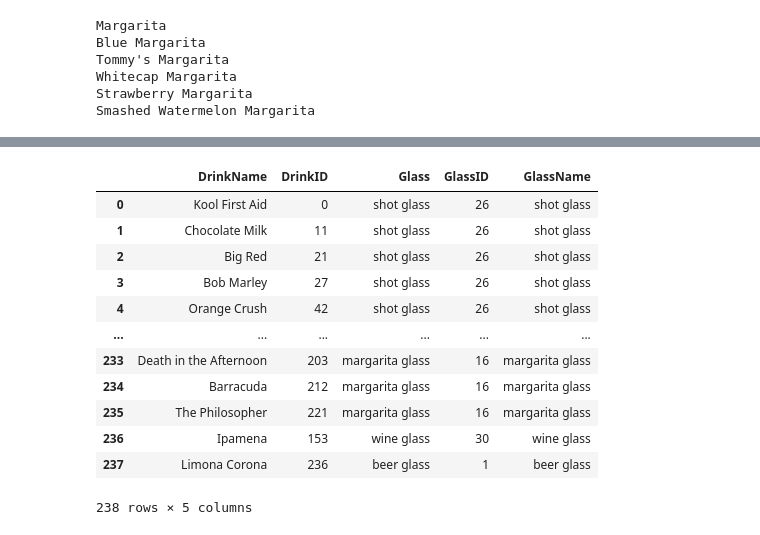
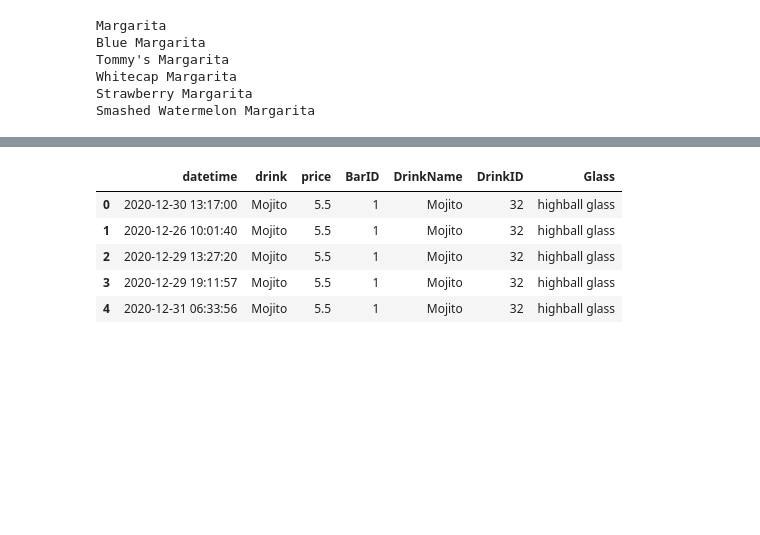
Before and after one commit to alihughf/job-hunt, a Jupyter notebook: Quantspark/explore.ipynb, the cells around one changed output, grey strips where cells are left out. Cells and saved outputs as stored; diff of their text form; code cells hidden in the pictures; blank space fills up the shorter version.

```diff
--- a/Quantspark/explore.ipynb
+++ b/Quantspark/explore.ipynb
@@ -349,0 +251,4 @@ all_drinks
+# %%
+sales_frames = [london, budapest, ny]
+all_sales = pd.concat(sales_frames)
+sales_drinks = pd.merge(all_sales, all_drinks, left_on='drink', right_on='DrinkName')
@@ -350 +264,10 @@ all_drinks
+# %%
+sales_drinks.head(5)
+# %% [output]
+|  | datetime | drink | price | BarID | DrinkName | DrinkID | Glass |
+| 0 | 2020-12-30 13:17:00 | Mojito | 5.5 | 1 | Mojito | 32 | highball glass |
+| 1 | 2020-12-26 10:01:40 | Mojito | 5.5 | 1 | Mojito | 32 | highball glass |
+| 2 | 2020-12-29 13:27:20 | Mojito | 5.5 | 1 | Mojito | 32 | highball glass |
+| 3 | 2020-12-29 19:11:57 | Mojito | 5.5 | 1 | Mojito | 32 | highball glass |
+| 4 | 2020-12-31 06:33:56 | Mojito | 5.5 | 1 | Mojito | 32 | highball glass |
 # %%
@@ -352,16 +275,0 @@ drinks_glass = pd.merge(all_drinks, glasses[['GlassID','GlassName']], left_on='G
-# %%
-drinks_glass
-# %% [output]
-|  | DrinkName | DrinkID | Glass | GlassID | GlassName |
-| 0 | Kool First Aid | 0 | shot glass | 26 | shot glass |
-| 1 | Chocolate Milk | 11 | shot glass | 26 | shot glass |
-| 2 | Big Red | 21 | shot glass | 26 | shot glass |
-| 3 | Bob Marley | 27 | shot glass | 26 | shot glass |
-| 4 | Orange Crush | 42 | shot glass | 26 | shot glass |
-| ... | ... | ... | ... | ... | ... |
-| 233 | Death in the Afternoon | 203 | margarita glass | 16 | margarita glass |
-| 234 | Barracuda | 212 | margarita glass | 16 | margarita glass |
-| 235 | The Philosopher | 221 | margarita glass | 16 | margarita glass |
-| 236 | Ipamena | 153 | wine glass | 30 | wine glass |
-| 237 | Limona Corona | 236 | beer glass | 1 | beer glass |
-238 rows × 5 columns
```
Also changed, not shown: parts of 44 cells of this notebook, 2 other files.
